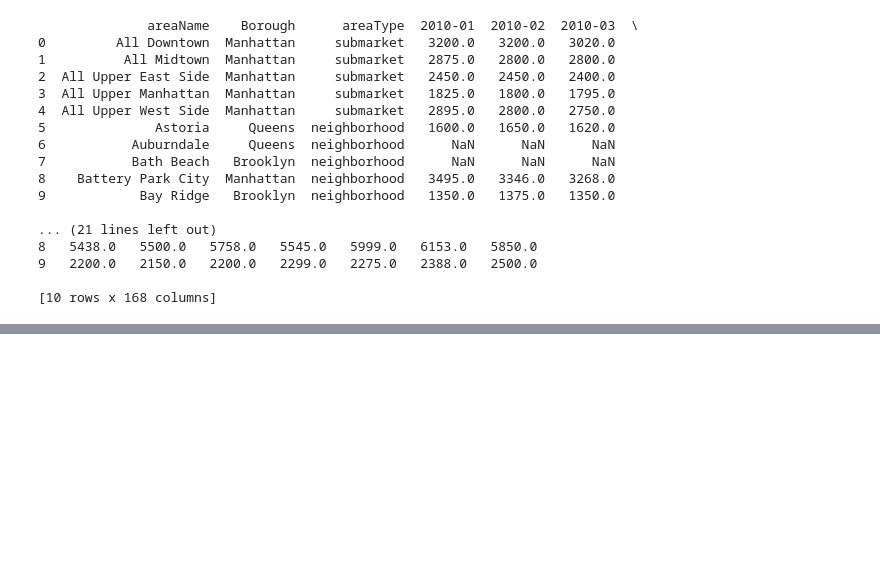
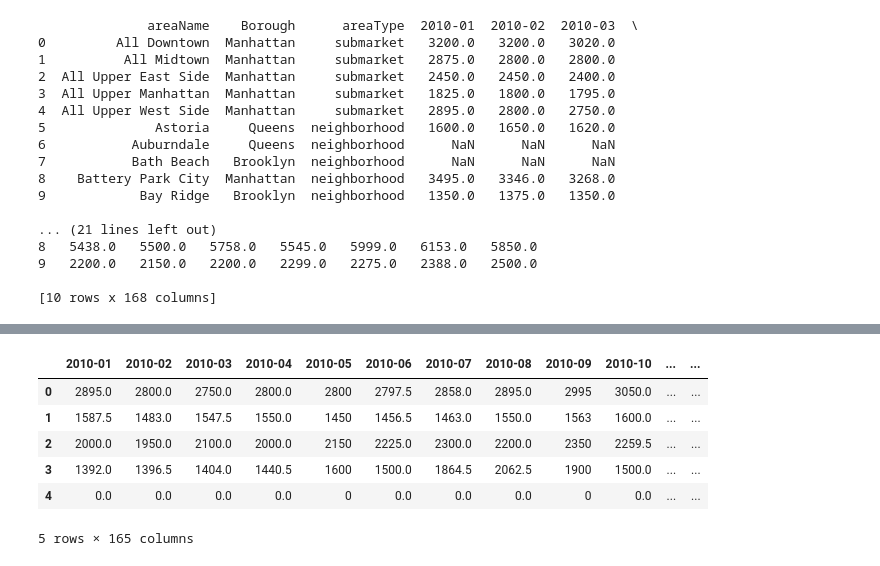
Before and after one commit to mtkrebs87/Project_1, a Jupyter notebook: Code Repository/Median-Price-by-Borough.ipynb, the cells around one changed output, grey strips where cells are left out. Saved outputs shown, nothing was run; the diff lists cells and outputs as text; code cells hidden in the pictures; blank space fills up the shorter version.

```diff
--- a/Code Repository/Median-Price-by-Borough.ipynb
+++ b/Code Repository/Median-Price-by-Borough.ipynb
@@ -85,0 +110,12 @@ print(result_df)
+# %%
+#Drop first column of DataFrame so only numbers remain
+numbers_result_df = new_result_df.drop(columns=['Borough'])
+numbers_result_df
+# %% [output]
+|  | 2010-01 | 2010-02 | 2010-03 | 2010-04 | 2010-05 | 2010-06 | 2010-07 | 2010-08 | 2010-09 | 2010-10 | ... | ... |
+| 0 | 2895.0 | 2800.0 | 2750.0 | 2800.0 | 2800 | 2797.5 | 2858.0 | 2895.0 | 2995 | 3050.0 | ... | ... |
+| 1 | 1587.5 | 1483.0 | 1547.5 | 1550.0 | 1450 | 1456.5 | 1463.0 | 1550.0 | 1563 | 1600.0 | ... | ... |
+| 2 | 2000.0 | 1950.0 | 2100.0 | 2000.0 | 2150 | 2225.0 | 2300.0 | 2200.0 | 2350 | 2259.5 | ... | ... |
+| 3 | 1392.0 | 1396.5 | 1404.0 | 1440.5 | 1600 | 1500.0 | 1864.5 | 2062.5 | 1900 | 1500.0 | ... | ... |
+| 4 | 0.0 | 0.0 | 0.0 | 0.0 | 0 | 0.0 | 0.0 | 0.0 | 0 | 0.0 | ... | ... |
+5 rows × 165 columns
```
Also changed, not shown: parts of 6 cells of this notebook, 2 other files.
